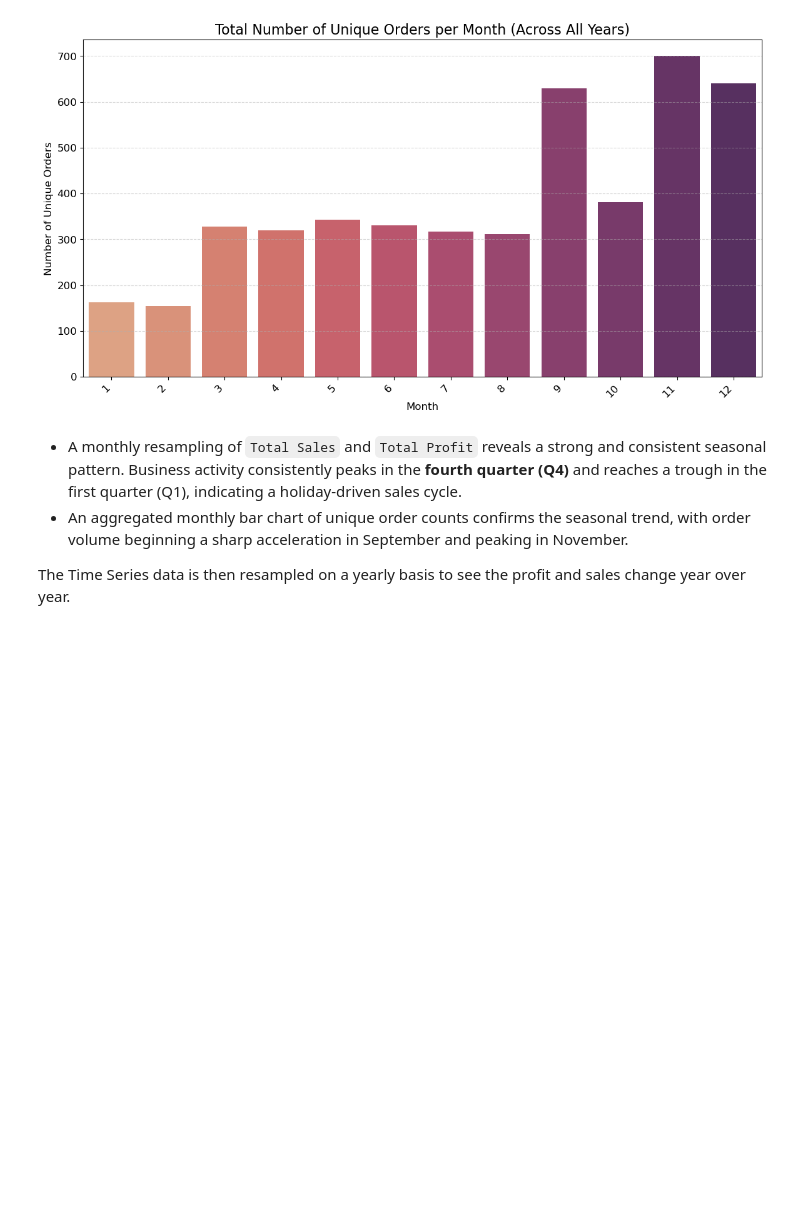
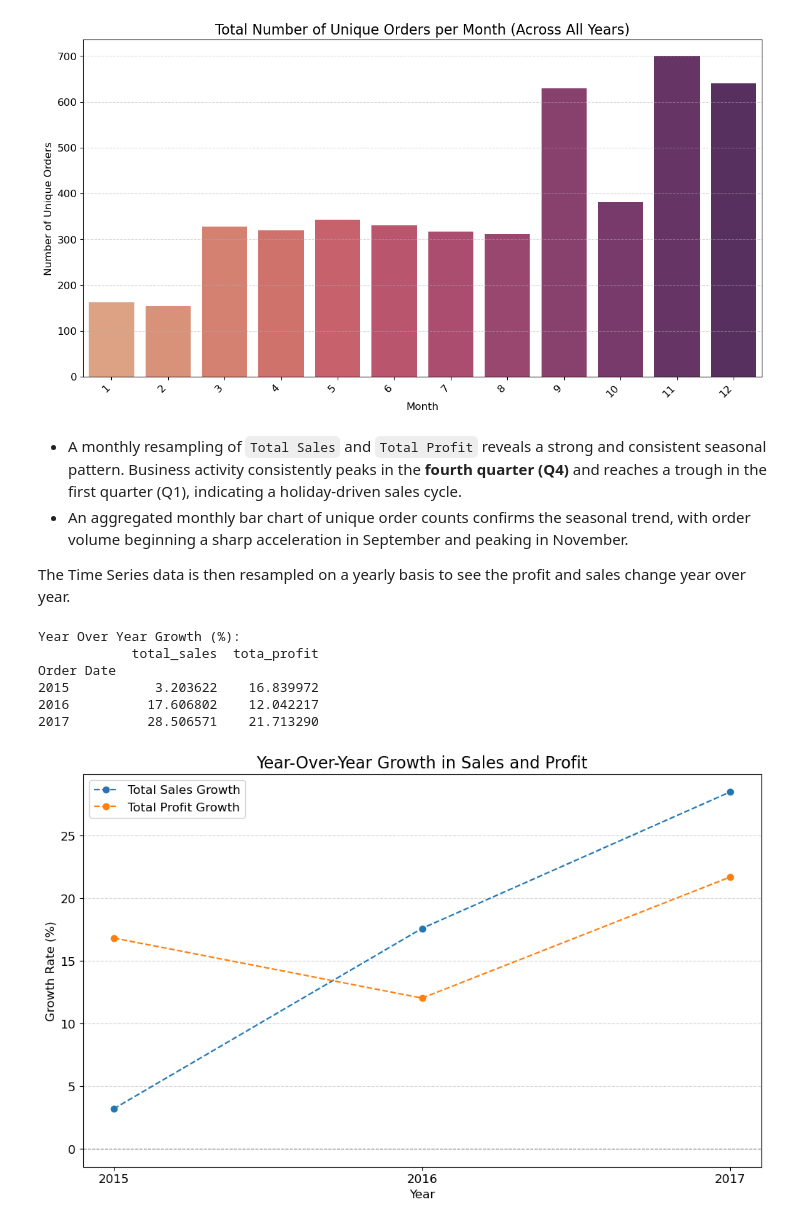
Before and after one commit to Sahilbisht12/Superstore_Dataset_EDA, a Jupyter notebook: Supersotre_dataset.ipynb, the cells around one changed output. Drawn from its saved outputs; the diff is of its cells as text; code cells hidden in the pictures; blank space fills up the shorter version.

```diff
--- a/Supersotre_dataset.ipynb
+++ b/Supersotre_dataset.ipynb
@@ -1306,3 +1306,37 @@ plt.show()
 * An aggregated monthly bar chart of unique order counts confirms the seasonal trend, with order volume beginning a sharp acceleration in September and peaking in November.
 
 The Time Series data is then resampled on a yearly basis to see the profit and sales change year over year.
+# %%
+import matplotlib.pyplot as plt
+
+# 1. Resample on a yearly basis and sum metrics
+yearly_totals = time_series_data[['total_sales', 'tota_profit']].resample('YE').sum()
+
+# 2. Calculate percentage change (YoY Growth %)
+yearly_growth = yearly_totals.pct_change() * 100
+yearly_growth = yearly_growth.dropna()
+yearly_growth.index = yearly_growth.index.year
+
+print("\nYear Over Year Growth (%):")
+print(yearly_growth)
+
+# 3. Plotting
+yearly_growth.plot(kind='line', figsize=(12, 7), marker='o', linestyle='--')
+
+plt.title('Year-Over-Year Growth in Sales and Profit', fontsize=16)
+plt.xlabel('Year', fontsize=12)
+plt.ylabel('Growth Rate (%)', fontsize=12)  # Fixed typo: ylable -> ylabel
+plt.xticks(yearly_growth.index)
+plt.axhline(0, color='gray', linewidth=0.8, linestyle='--')  # Adjusted to gray for standard light themes
+plt.grid(axis='y', linestyle='--', alpha=0.5)
+
+plt.legend(['Total Sales Growth', 'Total Profit Growth'])
+plt.show()
+# %% [output]
+Year Over Year Growth (%):
+            total_sales  tota_profit
+Order Date
+2015           3.203622    16.839972
+2016          17.606802    12.042217
+2017          28.506571    21.713290
+[figure, added]
```
Also changed, not shown: 3 other files.
